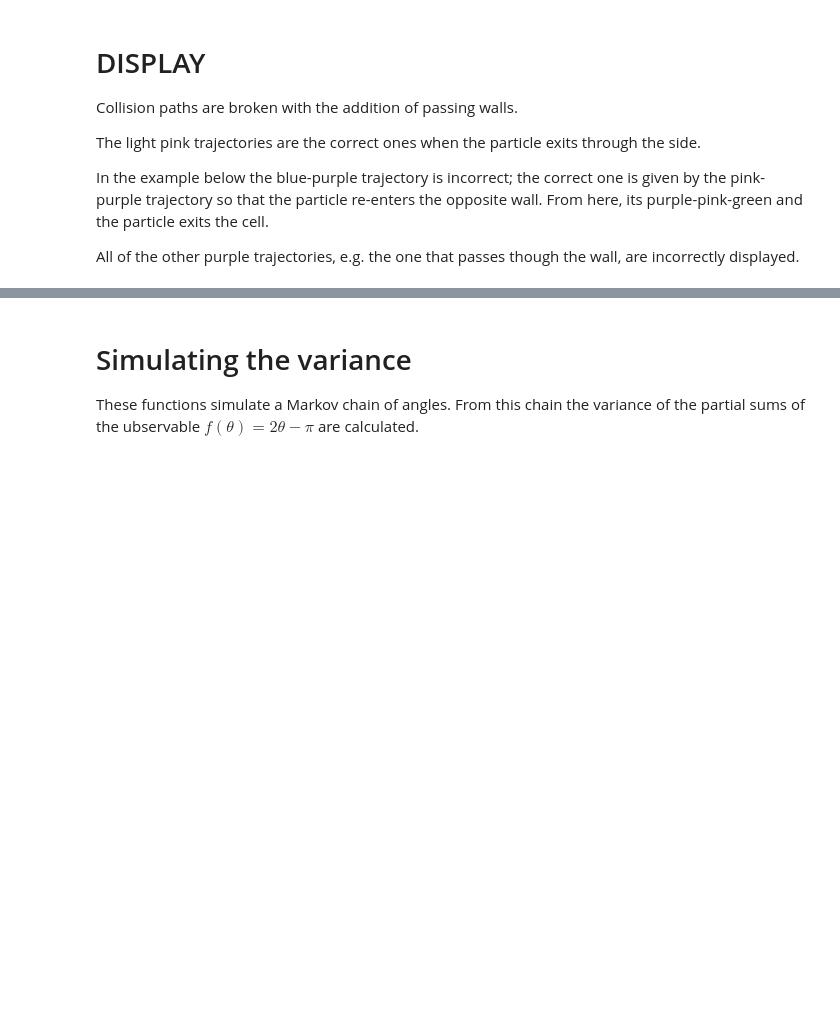
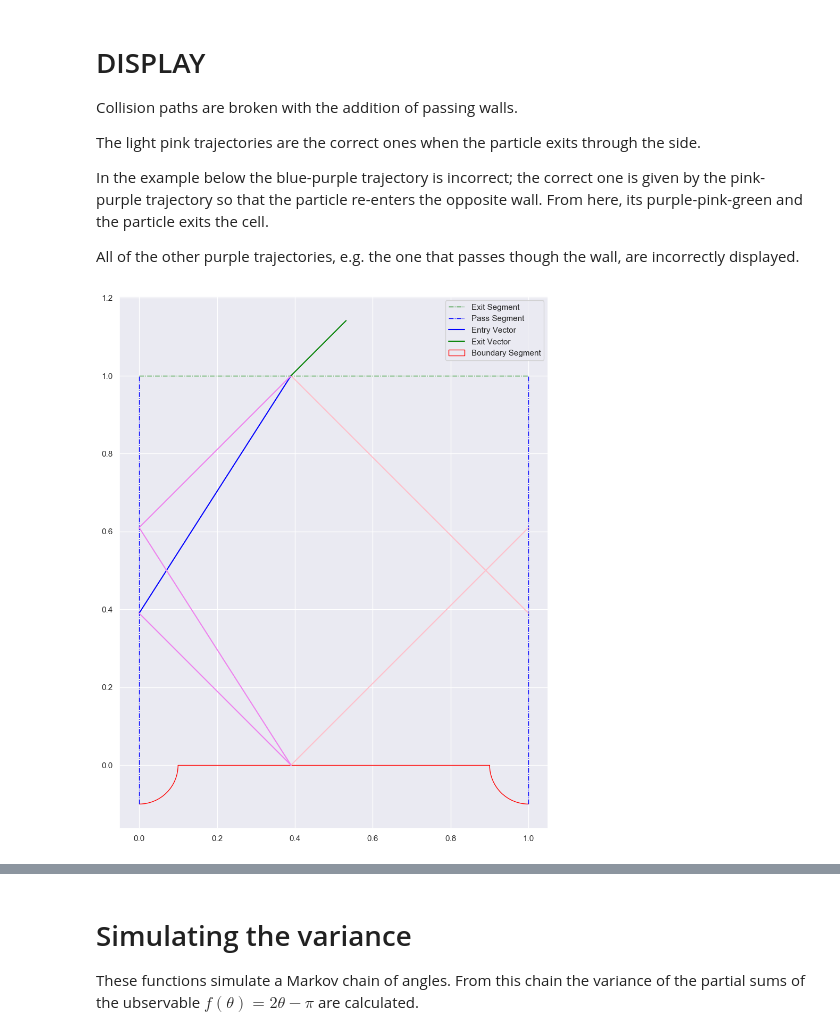
Before and after one commit to garciagerman/billiard-system-2d, a Jupyter notebook: Documentation.ipynb, the cells around one changed output, grey strips where cells are left out. Drawn from its saved outputs; the diff is of its cells as text; code cells hidden in the pictures; blank space fills up the shorter version.

```diff
--- a/Documentation.ipynb
+++ b/Documentation.ipynb
@@ -903,8 +888,0 @@ NameError: name 'bumps_with_wall_redo' is not defined
-# %%
-r_ = 1.2
-for a_ in [-np.pi/4, -np.pi/3]:
-    plot_billiard_cell(
-        position_ = r_,
-        init_angle_= a_,
-        boundary_ = bumps_with_wall_redo(radius_=0.75, wall_width_=0.3, wall_height_=0.2)
-    )
@@ -1121,6 +1100,15 @@ The light pink trajectories are the correct ones when the particle exits through
 In the example below the blue-purple trajectory is incorrect; the correct one is given by the pink-purple trajectory so that the particle re-enters the opposite wall. From here, its purple-pink-green and the particle exits the cell.
 
 All of the other purple trajectories, e.g. the one that passes though the wall, are incorrectly displayed.
+# %%
+for r_ in [0.39]:
+    for a_ in [np.pi/4]:
+        plot_billiard_cell(
+            position_ = r_,
+            init_angle_= a_,
+            boundary_ = semicircle_focus_family(0.80))
+# %% [output]
+[figure, added]
 # %%
 position_partition = np.round(np.linspace(start=0, stop=1, num=3, endpoint=False)[1:], 2)
 angle_partition = np.round(np.linspace(start=0, stop=np.pi, num=4
```
Also changed, not shown: parts of 48 cells of this notebook.
